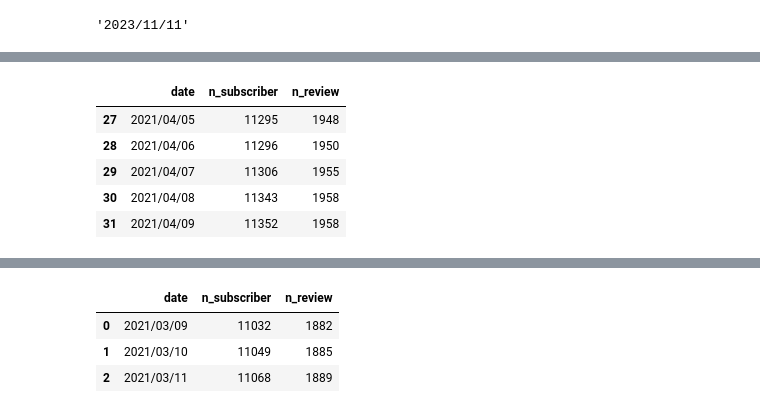
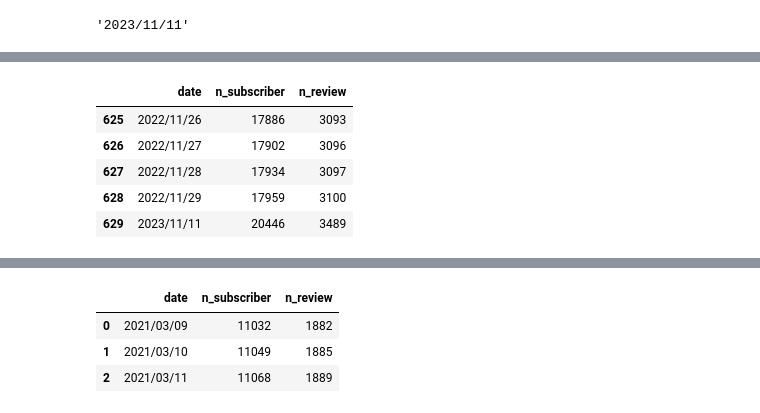
Before and after one commit to ayaka1802/streamlit_scraping1106, a Jupyter notebook: scraping.ipynb, the cells around one changed output, grey strips where cells are left out. Cells and saved outputs as stored; diff of their text form; code cells hidden in the pictures.

```diff
--- a/scraping.ipynb
+++ b/scraping.ipynb
@@ -318,13 +318,16 @@ data_udemy
 # %%
-df = df.append(data_udemy, ignore_index=True)
+#シートのデータと新しくとってきたデータを結合
+#df = df.append(data_udemy, ignore_index=True)
+df= pd.concat([df, pd.DataFrame([data_udemy])], ignore_index=True)
+
 df.tail()
 # %% [output]
 |  | date | n_subscriber | n_review |
-| 27 | 2021/04/05 | 11295 | 1948 |
-| 28 | 2021/04/06 | 11296 | 1950 |
-| 29 | 2021/04/07 | 11306 | 1955 |
-| 30 | 2021/04/08 | 11343 | 1958 |
-| 31 | 2021/04/09 | 11352 | 1958 |
+| 625 | 2022/11/26 | 17886 | 3093 |
+| 626 | 2022/11/27 | 17902 | 3096 |
+| 627 | 2022/11/28 | 17934 | 3097 |
+| 628 | 2022/11/29 | 17959 | 3100 |
+| 629 | 2023/11/11 | 20446 | 3489 |
 # %%
 !pip3 install gspread-dataframe
 # %% [output]
```
Also changed, not shown: parts of 5 cells of this notebook, 1 other file.
